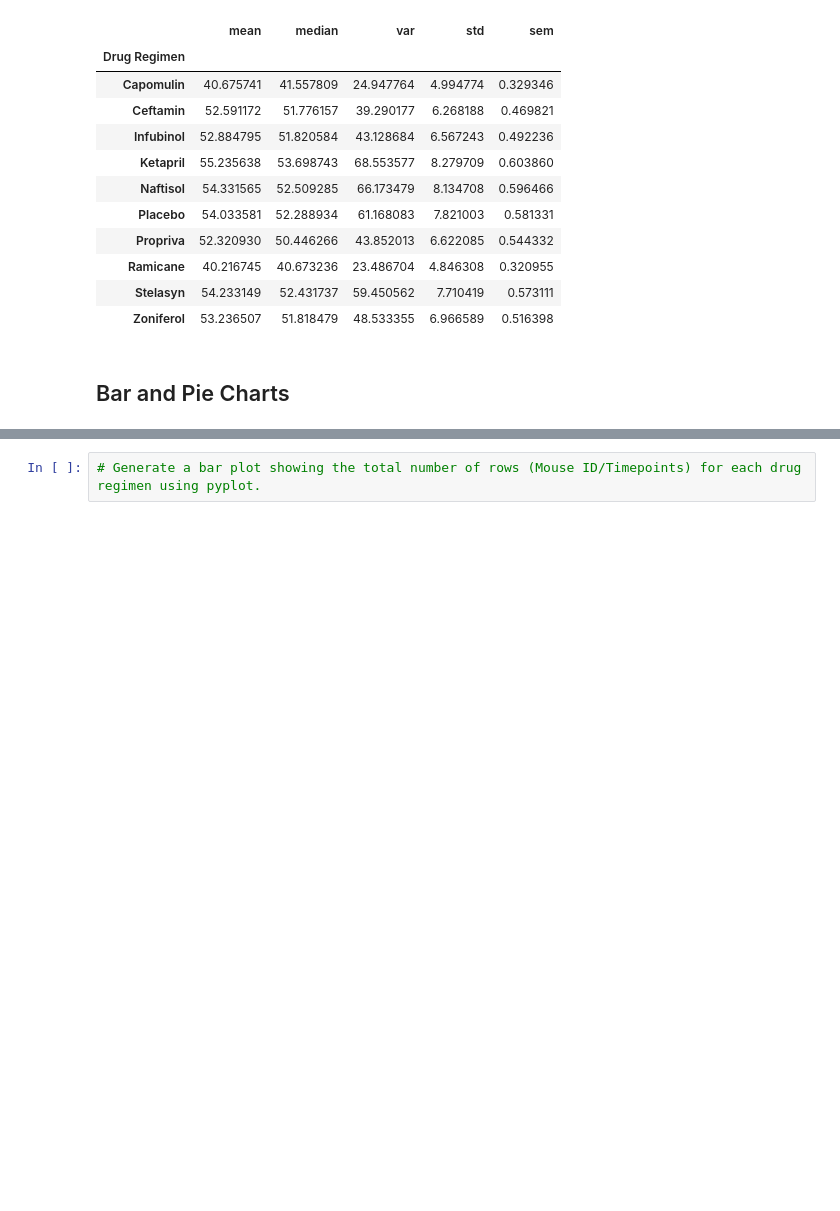
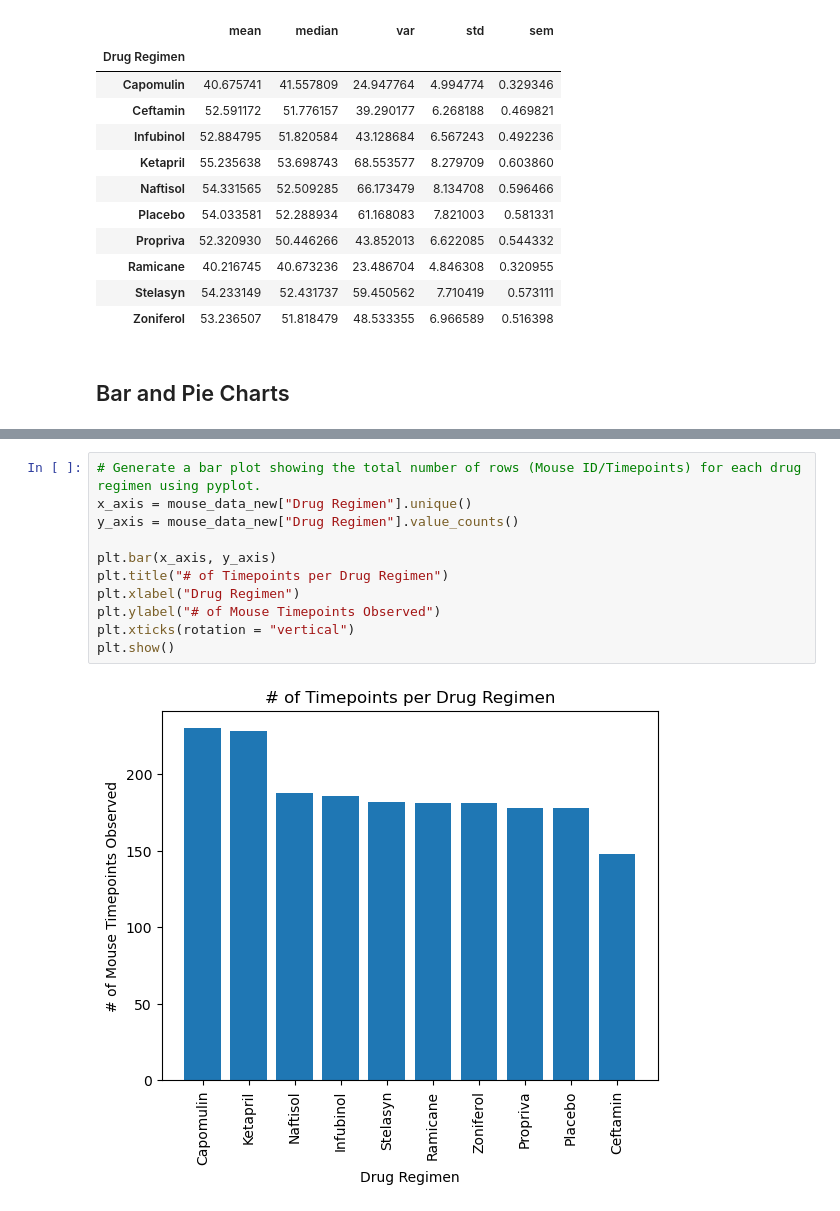
Before and after one commit to Hensonkk/Module-5-Challenge, a Jupyter notebook: Pymaceuticals/Pymaceuticals.ipynb, the cells around one changed output, grey strips where cells are left out. Cells and saved outputs as stored; diff of their text form; blank space fills up the shorter version.

Commit message:
Completed bar and pie graphs, next Quartiles and outliers w/ box plots

```diff
--- a/Pymaceuticals/Pymaceuticals.ipynb
+++ b/Pymaceuticals/Pymaceuticals.ipynb
@@ -148,3 +148,14 @@ df2.plot.bar(xlabel = "Drug Regimen", ylabel = "# of Mouse Timepoints Observed",
 [figure]
 # %%
 # Generate a bar plot showing the total number of rows (Mouse ID/Timepoints) for each drug regimen using pyplot.
+x_axis = mouse_data_new["Drug Regimen"].unique()
+y_axis = mouse_data_new["Drug Regimen"].value_counts()
+
+plt.bar(x_axis, y_axis)
+plt.title("# of Timepoints per Drug Regimen")
+plt.xlabel("Drug Regimen")
+plt.ylabel("# of Mouse Timepoints Observed")
+plt.xticks(rotation = "vertical")
+plt.show()
+# %% [output]
+[figure, added]
```
Also changed, not shown: parts of 5 cells of this notebook.
